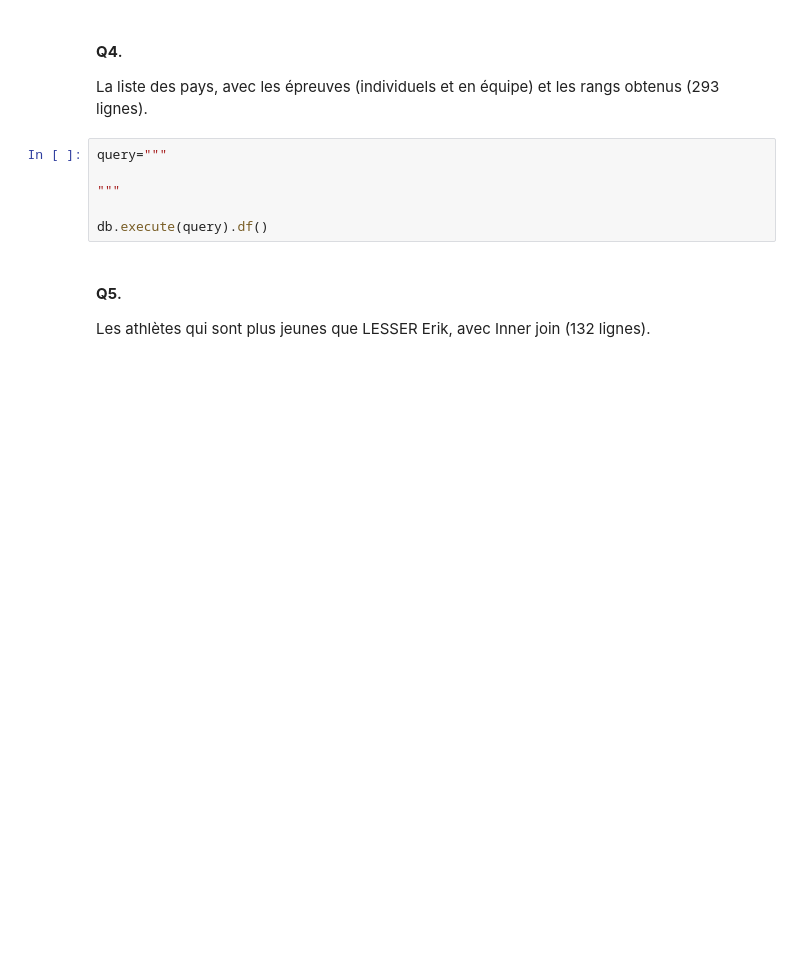
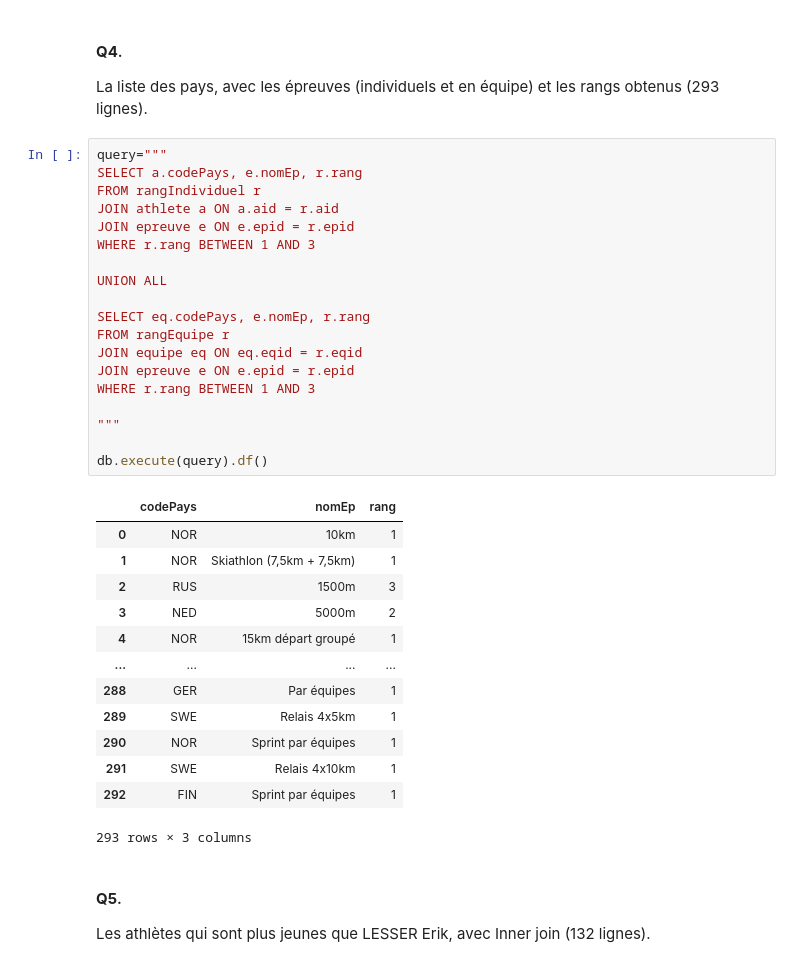
Before and after one commit to A-Aboo/UL2IN0019, a Jupyter notebook: TME 8 Compléments SQL-20260423/TD_TP_8_ETUDIANTS.ipynb, the cells around one changed output. Saved outputs shown, nothing was run; the diff lists cells and outputs as text; blank space fills up the shorter version.

```diff
--- a/TME 8 Compléments SQL-20260423/TD_TP_8_ETUDIANTS.ipynb
+++ b/TME 8 Compléments SQL-20260423/TD_TP_8_ETUDIANTS.ipynb
@@ -698,10 +775,37 @@ db.execute(query).df()
 La liste des pays, avec les épreuves (individuels et en équipe) et les rangs obtenus (293 lignes).
 # %%
 query="""
+SELECT a.codePays, e.nomEp, r.rang
+FROM rangIndividuel r
+JOIN athlete a ON a.aid = r.aid
+JOIN epreuve e ON e.epid = r.epid
+WHERE r.rang BETWEEN 1 AND 3
+
+UNION ALL
+
+SELECT eq.codePays, e.nomEp, r.rang
+FROM rangEquipe r
+JOIN equipe eq ON eq.eqid = r.eqid
+JOIN epreuve e ON e.epid = r.epid
+WHERE r.rang BETWEEN 1 AND 3
 
 """
 
 db.execute(query).df()
+# %% [output]
+|  | codePays | nomEp | rang |
+| 0 | NOR | 10km | 1 |
+| 1 | NOR | Skiathlon (7,5km + 7,5km) | 1 |
+| 2 | RUS | 1500m | 3 |
+| 3 | NED | 5000m | 2 |
+| 4 | NOR | 15km départ groupé | 1 |
+| ... | ... | ... | ... |
+| 288 | GER | Par équipes | 1 |
+| 289 | SWE | Relais 4x5km | 1 |
+| 290 | NOR | Sprint par équipes | 1 |
+| 291 | SWE | Relais 4x10km | 1 |
+| 292 | FIN | Sprint par équipes | 1 |
+293 rows × 3 columns
 # %% [markdown]
 #### **Q5**.
 Les athlètes qui sont plus jeunes que LESSER Erik, avec Inner join (132 lignes).
```
Also changed, not shown: parts of 9 cells of this notebook.
